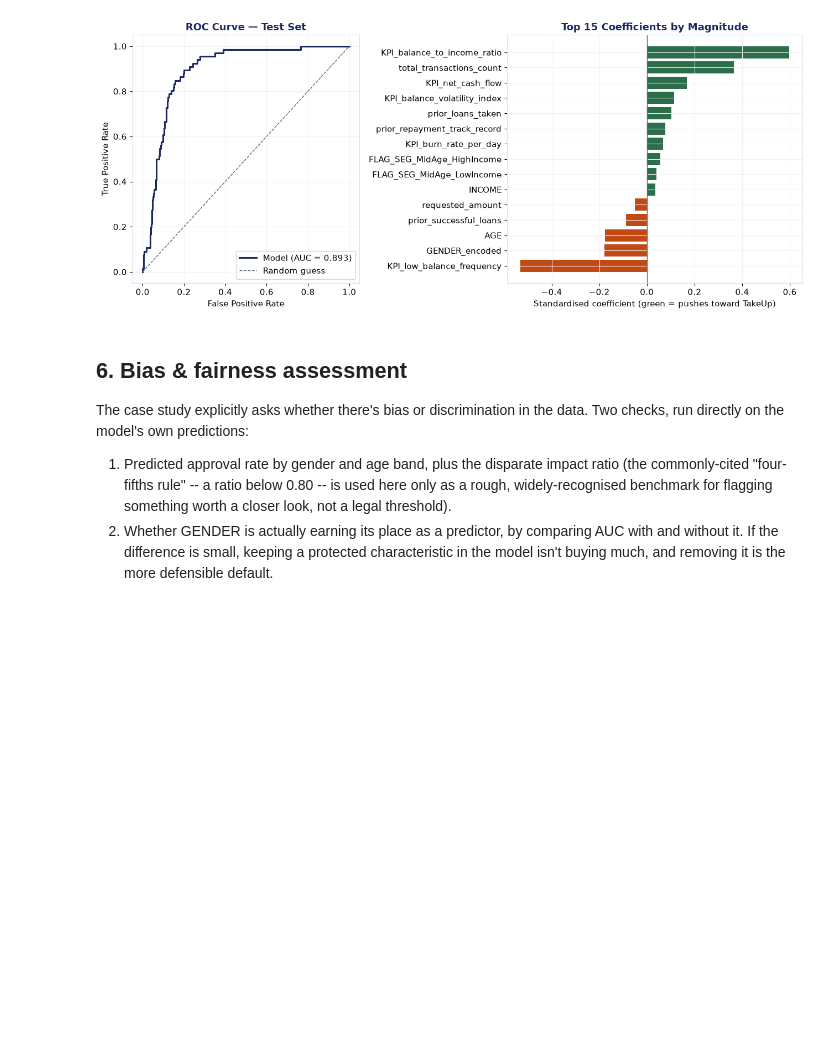
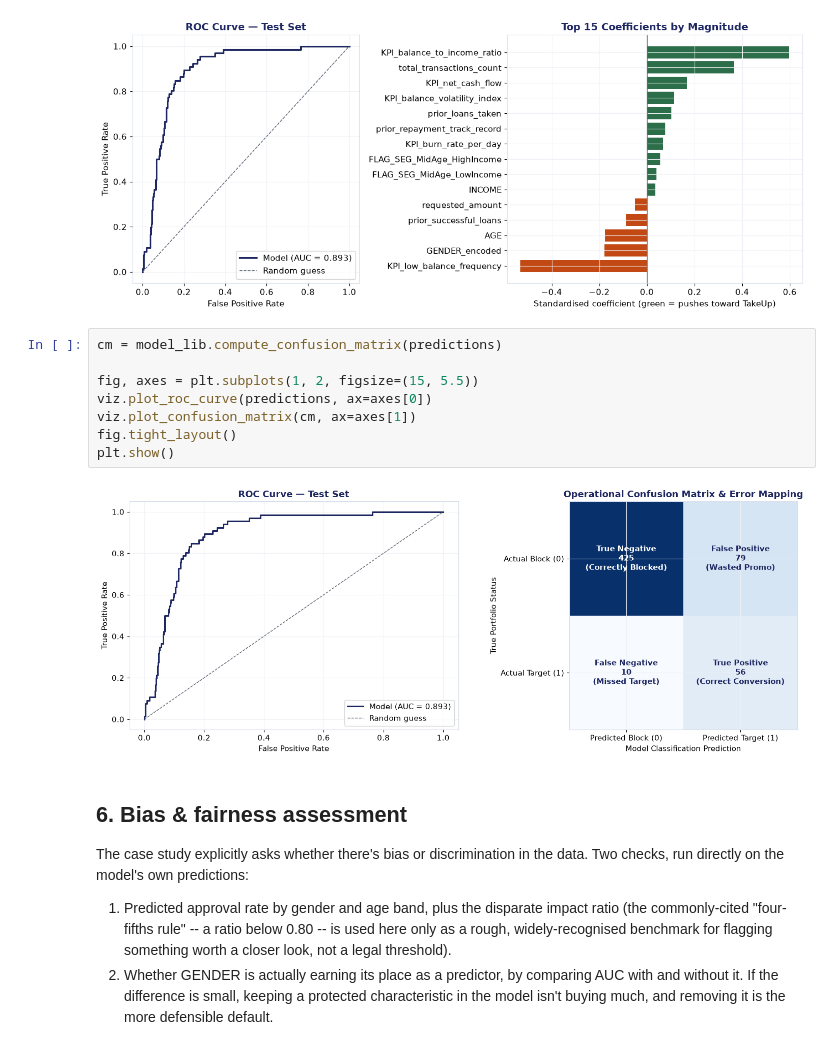
Before and after one commit to Chuene100/Loan-Propensity-Model, a Jupyter notebook: notebooks/loan_propensity_case_study.ipynb, the cells around one changed output. Drawn from its saved outputs; the diff is of its cells as text; blank space fills up the shorter version.

Commit message:
Added Confution Matrix for TN/FP/FN/TP

```diff
--- a/notebooks/loan_propensity_case_study.ipynb
+++ b/notebooks/loan_propensity_case_study.ipynb
@@ -485,6 +485,16 @@ fig.tight_layout()
 plt.show()
 # %% [output]
 [figure]
+# %%
+cm = model_lib.compute_confusion_matrix(predictions)
+
+fig, axes = plt.subplots(1, 2, figsize=(15, 5.5))
+viz.plot_roc_curve(predictions, ax=axes[0])
+viz.plot_confusion_matrix(cm, ax=axes[1])
+fig.tight_layout()
+plt.show()
+# %% [output]
+[figure, added]
 # %% [markdown]
 ## 6. Bias & fairness assessment
 
```
Also changed, not shown: parts of 7 cells of this notebook, 5 other files.
